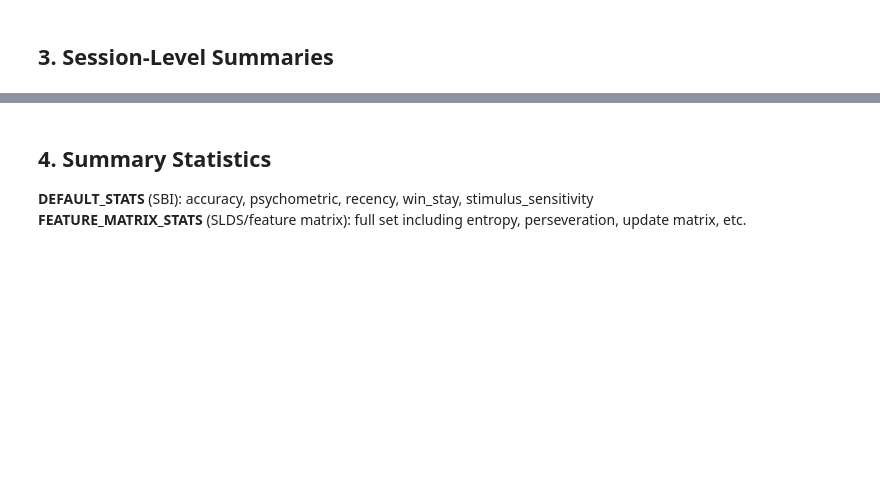
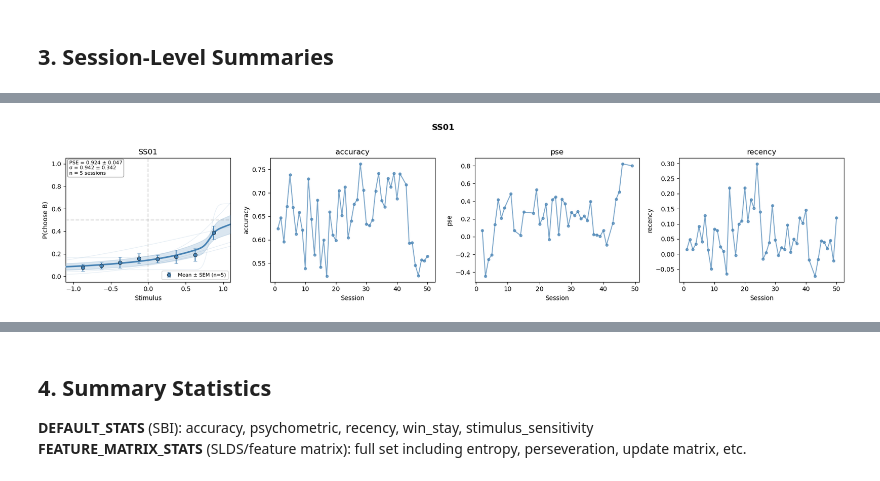
Before and after one commit to serkanshentyurk/sound_categorisation, a Jupyter notebook: Notebooks/0a_data_exploration.ipynb, the cells around one changed output, grey strips where cells are left out. Cells and saved outputs as stored; diff of their text form; code cells hidden in the pictures; blank space fills up the shorter version.

```diff
--- a/Notebooks/0a_data_exploration.ipynb
+++ b/Notebooks/0a_data_exploration.ipynb
@@ -202,0 +269,6 @@ print(session_df[['session_id', 'session_idx', 'date', 'stage',
+# %%
+# Animal-level overview
+animal = experiment.get_animal(experiment.animal_ids[0])
+fig, axes = animal.plot_overview(sessions='last_5', stage='Full_Task_Cont')
+# %% [output]
+[figure, added]
```
Also changed, not shown: parts of 29 cells of this notebook, 11 other files.
